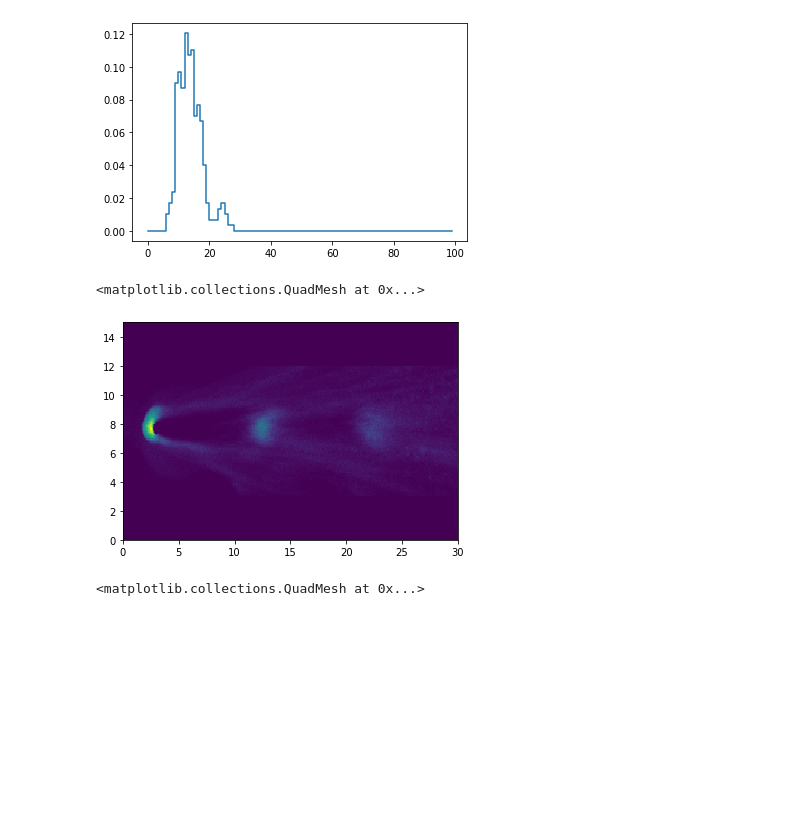
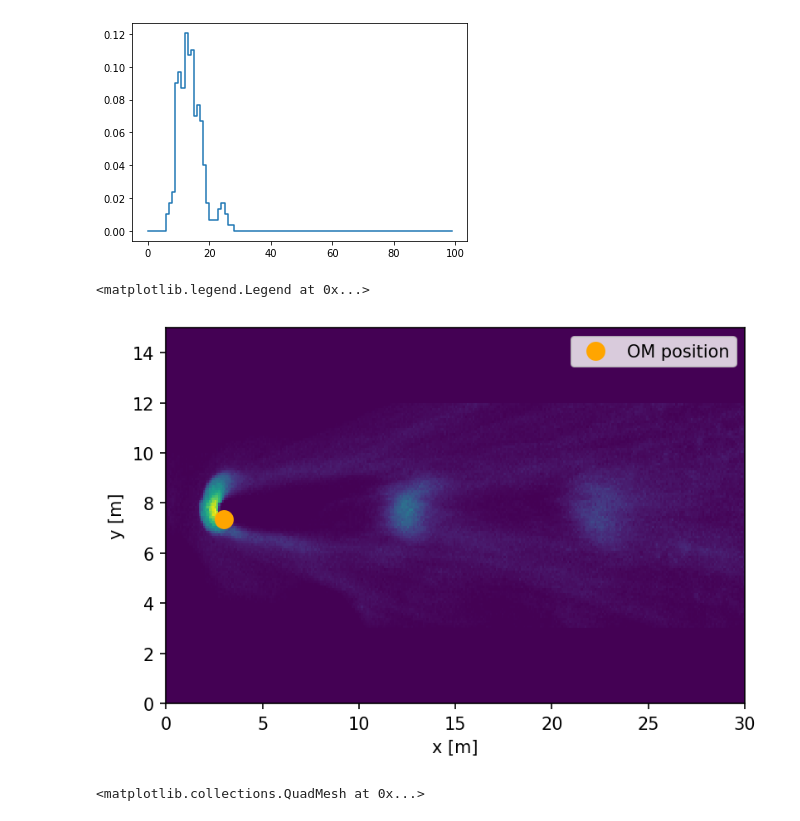
Before and after one commit to chrhck/gnn_testbed, a Jupyter notebook: biolumi_sims.ipynb, the cells around one changed output. Drawn from its saved outputs; the diff is of its cells as text; code cells hidden in the pictures; blank space fills up the shorter version.

```diff
--- a/biolumi_sims.ipynb
+++ b/biolumi_sims.ipynb
@@ -1,6 +1,7 @@
 # %%
 import pandas as pd
 import matplotlib.pyplot as plt
+plt.rcParams["figure.dpi"] = 150
 import numpy as np
 import awkward as ak
 import scipy.stats
@@ -68,14 +69,19 @@ for mod in det.modules[:10]:
     ]
     lc_map[mod.key] = lc_links
 # %%
+det_pos = [3, 7.35]
 prob_model = pd.read_pickle("prob_model.p")
 # fix artifacts
 prob_model[2][:30, :] = 0
 prob_model[2][120:, :] = 0
 plt.pcolormesh(prob_model[0], prob_model[1], prob_model[2])
+plt.xlabel("x [m]")
+plt.ylabel("y [m]")
+plt.plot(*det_pos, "o", color="orange", label="OM position", ms=10)
+plt.legend()
 # %% [output]
-<matplotlib.collections.QuadMesh at 0x...>
+<matplotlib.legend.Legend at 0x...>
-[figure, old version]
+[figure, new version]
 # %%
 weights = prob_model[2].ravel()
 weights /= weights.sum()
```
Also changed, not shown: parts of 15 cells of this notebook, 4 other files.
